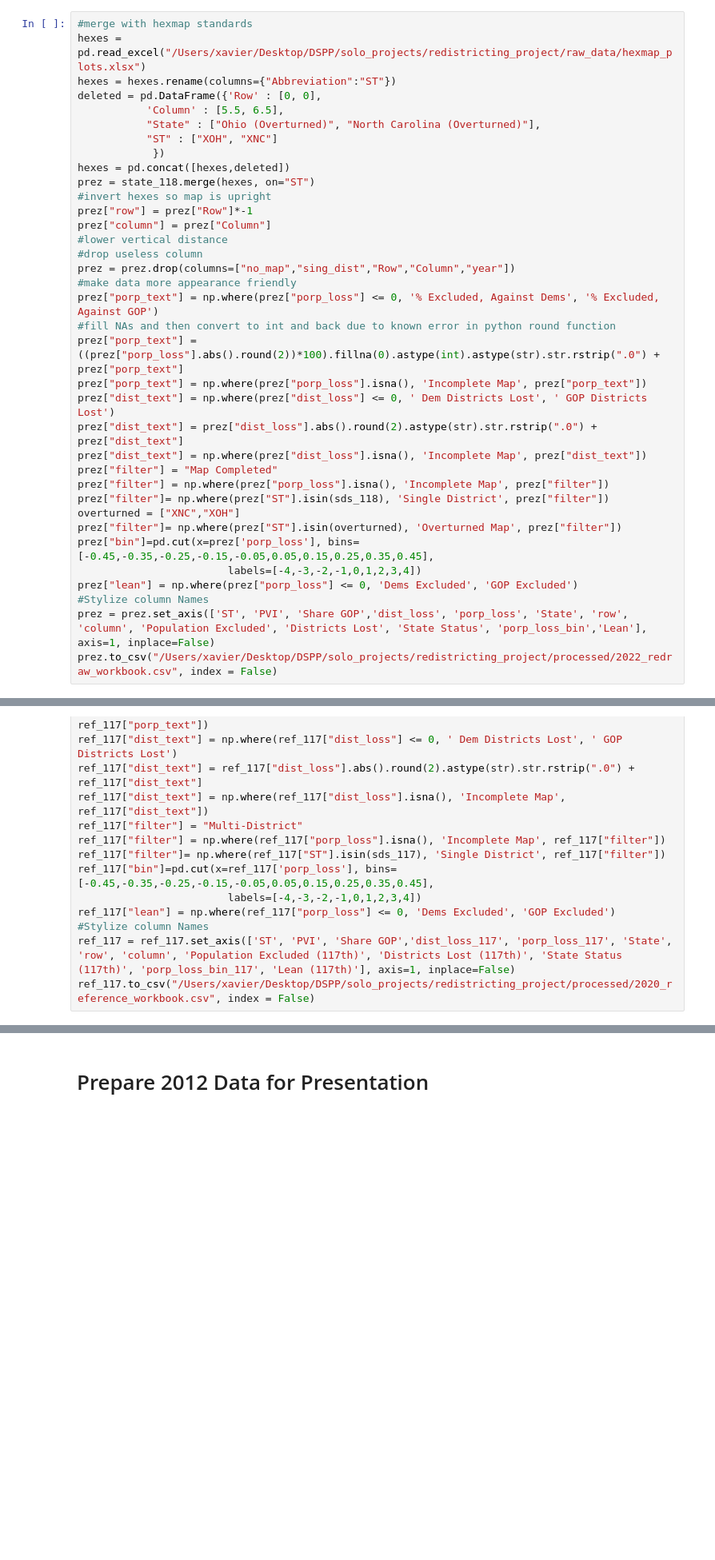
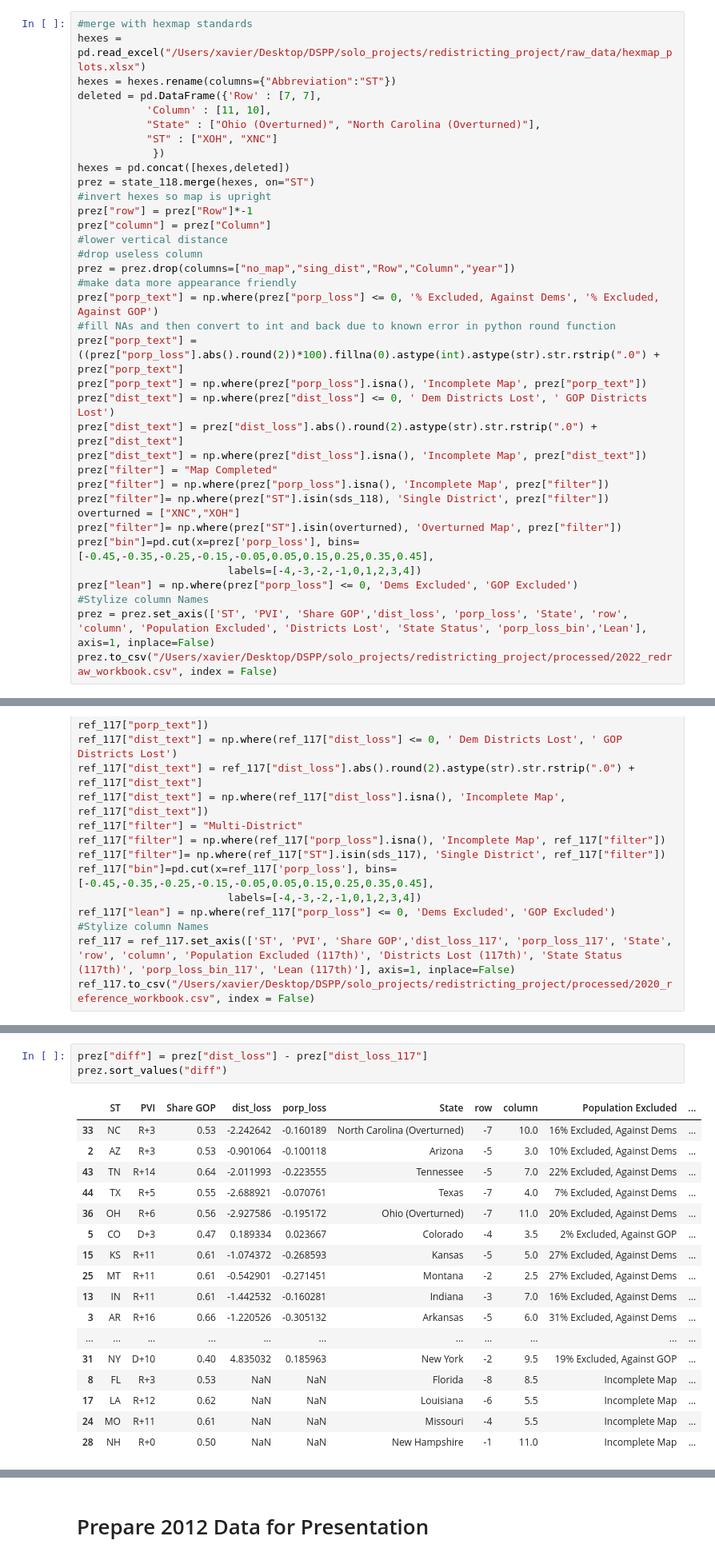
Before and after one commit to xadomatis/redistricting_project, a Jupyter notebook: processing/prez_organizing.ipynb, the cells around one changed output, grey strips where cells are left out. Shown: that part at 80% size. Cells and saved outputs as stored; diff of their text form; blank space fills up the shorter version.

```diff
--- a/processing/prez_organizing.ipynb
+++ b/processing/prez_organizing.ipynb
@@ -353,8 +353,8 @@ state_118['no_map'] = np.where(state_118["dist_loss"].isna(), 'Incomplete', 'Com
 #merge with hexmap standards
 hexes = pd.read_excel("/Users/xavier/Desktop/DSPP/solo_projects/redistricting_project/raw_data/hexmap_plots.xlsx")
 hexes = hexes.rename(columns={"Abbreviation":"ST"})
-deleted = pd.DataFrame({'Row' : [0, 0],
-           'Column' : [5.5, 6.5],
+deleted = pd.DataFrame({'Row' : [7, 7],
+           'Column' : [11, 10],
            "State" : ["Ohio (Overturned)", "North Carolina (Overturned)"],
            "ST" : ["XOH", "XNC"]
             })
@@ -439,0 +435,21 @@ prez.to_csv("/Users/xavier/Desktop/DSPP/solo_projects/redistricting_project/proc
+# %%
+prez["diff"] = prez["dist_loss"] - prez["dist_loss_117"]
+prez.sort_values("diff")
+# %% [output]
+|  | ST | PVI | Share GOP | dist_loss | porp_loss | State | row | column | Population Excluded | ... |
+| 33 | NC | R+3 | 0.53 | -2.242642 | -0.160189 | North Carolina (Overturned) | -7 | 10.0 | 16% Excluded, Against Dems | ... |
+| 2 | AZ | R+3 | 0.53 | -0.901064 | -0.100118 | Arizona | -5 | 3.0 | 10% Excluded, Against Dems | ... |
+| 43 | TN | R+14 | 0.64 | -2.011993 | -0.223555 | Tennessee | -5 | 7.0 | 22% Excluded, Against Dems | ... |
+| 44 | TX | R+5 | 0.55 | -2.688921 | -0.070761 | Texas | -7 | 4.0 | 7% Excluded, Against Dems | ... |
+| 36 | OH | R+6 | 0.56 | -2.927586 | -0.195172 | Ohio (Overturned) | -7 | 11.0 | 20% Excluded, Against Dems | ... |
+| 5 | CO | D+3 | 0.47 | 0.189334 | 0.023667 | Colorado | -4 | 3.5 | 2% Excluded, Against GOP | ... |
+| 15 | KS | R+11 | 0.61 | -1.074372 | -0.268593 | Kansas | -5 | 5.0 | 27% Excluded, Against Dems | ... |
+| 25 | MT | R+11 | 0.61 | -0.542901 | -0.271451 | Montana | -2 | 2.5 | 27% Excluded, Against Dems | ... |
+| 13 | IN | R+11 | 0.61 | -1.442532 | -0.160281 | Indiana | -3 | 7.0 | 16% Excluded, Against Dems | ... |
+| 3 | AR | R+16 | 0.66 | -1.220526 | -0.305132 | Arkansas | -5 | 6.0 | 31% Excluded, Against Dems | ... |
+| ... | ... | ... | ... | ... | ... | ... | ... | ... | ... | ... |
+| 31 | NY | D+10 | 0.40 | 4.835032 | 0.185963 | New York | -2 | 9.5 | 19% Excluded, Against GOP | ... |
+| 8 | FL | R+3 | 0.53 | NaN | NaN | Florida | -8 | 8.5 | Incomplete Map | ... |
+| 17 | LA | R+12 | 0.62 | NaN | NaN | Louisiana | -6 | 5.5 | Incomplete Map | ... |
+| 24 | MO | R+11 | 0.61 | NaN | NaN | Missouri | -4 | 5.5 | Incomplete Map | ... |
+| 28 | NH | R+0 | 0.50 | NaN | NaN | New Hampshire | -1 | 11.0 | Incomplete Map | ... |
```
Also changed, not shown: parts of 16 cells of this notebook, 23 other files.
